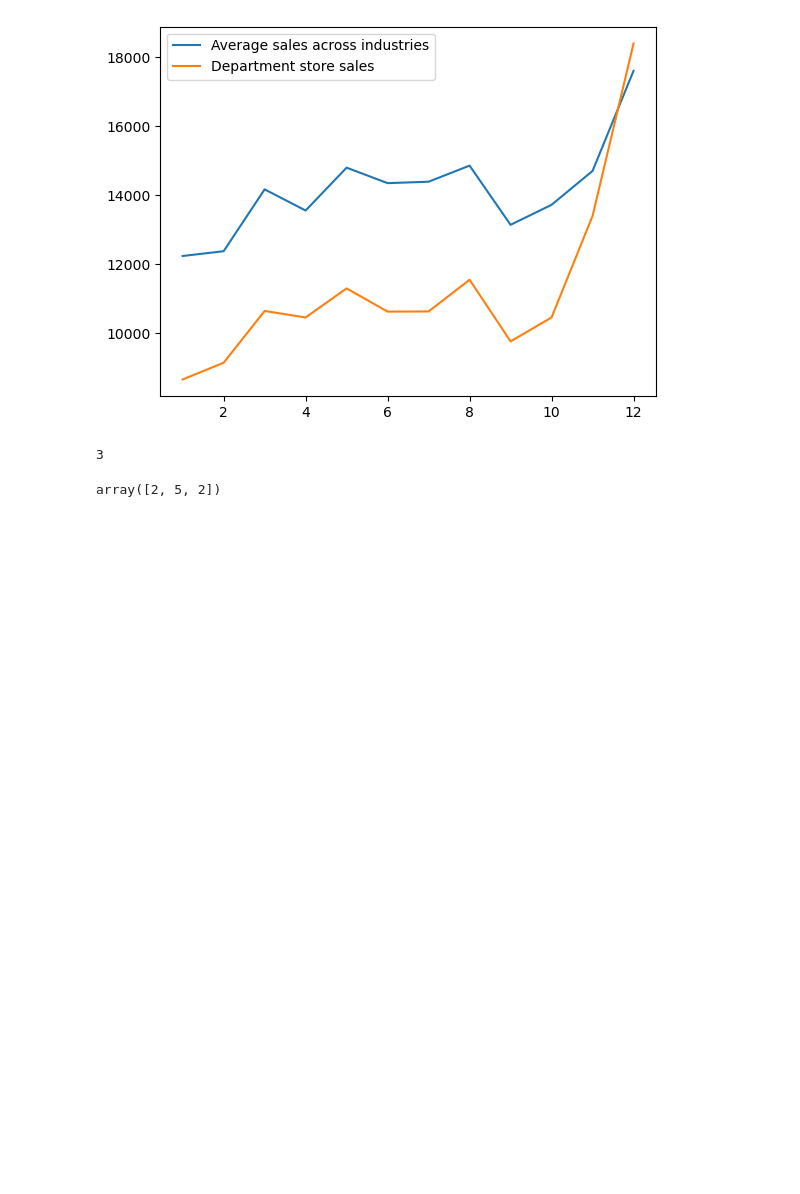
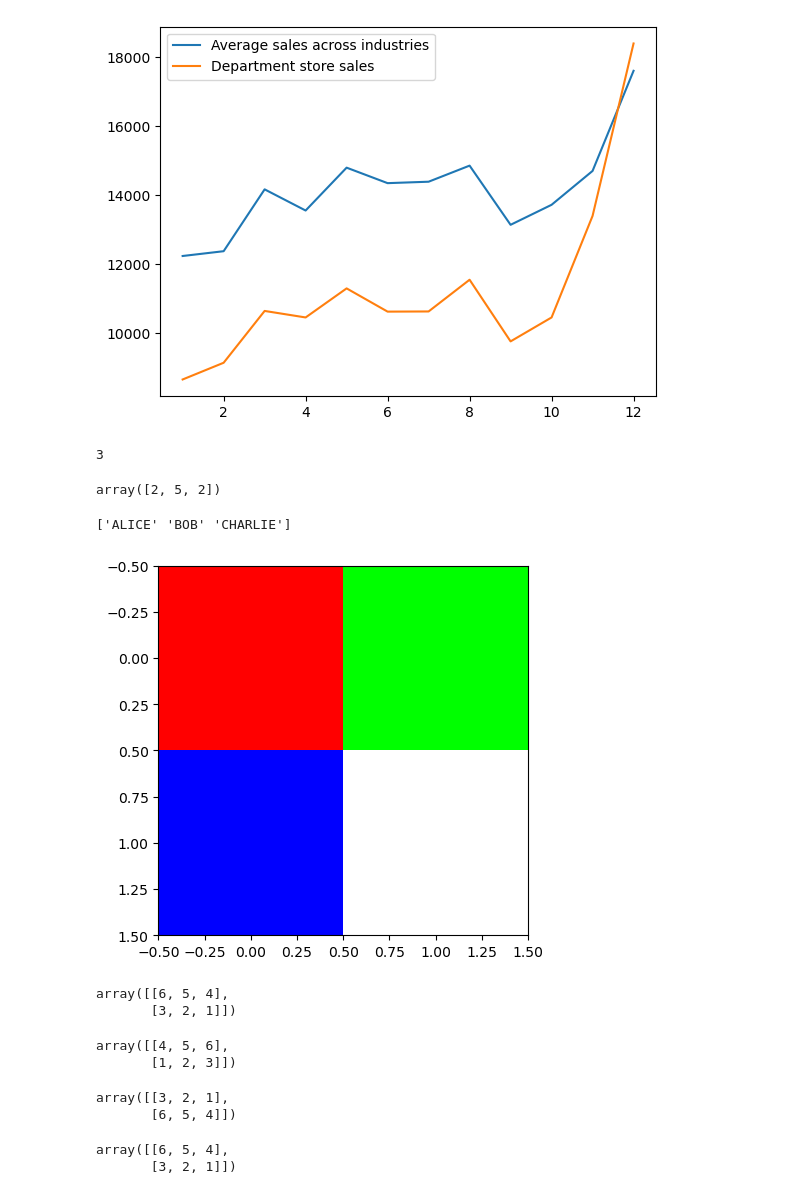
Before and after one commit to ishita2816/cmse202-final-prep, a Jupyter notebook: numpy.ipynb, the cells around one changed output. Cells and saved outputs as stored; diff of their text form; code cells hidden in the pictures; blank space fills up the shorter version.

```diff
--- a/numpy.ipynb
+++ b/numpy.ipynb
@@ -424,3 +424,23 @@ vlen(arr)
 # array([2, 5, 2])- vectorized
 # %% [output]
 array([2, 5, 2])
+# %%
+names = np.array(["alice", "bob", "charlie"])
+# Vectorize the .upper() string method
+vectorized_upper = np.vectorize(str.upper)
+
+# Apply vectorized_upper to the names array
+uppercase_names = vectorized_upper(names)
+print(uppercase_names)
+# %% [output]
+['ALICE' 'BOB' 'CHARLIE']
+# %%
+
+# Example 2x2 RGB image
+rgb_example = np.array([[[255, 0, 0], [0, 255, 0]],  # Red, Green
+                        [[0, 0, 255], [255, 255, 255]]])  # Blue, White
+
+plt.imshow(rgb_example)
+plt.show()
+# %% [output]
+[figure, added]
@@ -426,0 +450,24 @@ array([2, 5, 2])
+# %%
+#np.flip(array) reverses the order of elements along all axes by default.
+arr = np.array([[1, 2, 3],
+                [4, 5, 6]])
+np.flip(arr)
+# %% [output]
+array([[6, 5, 4],
+       [3, 2, 1]])
+# %%
+np.flip(arr, axis=0)
+# %% [output]
+array([[4, 5, 6],
+       [1, 2, 3]])
+# %%
+np.flip(arr, axis=1)
+# %% [output]
+array([[3, 2, 1],
+       [6, 5, 4]])
+# %%
+# Flip both rows and columns
+np.flip(arr, axis=(0,1))
+# %% [output]
+array([[6, 5, 4],
+       [3, 2, 1]])
```
Also changed, not shown: parts of 5 cells of this notebook.
